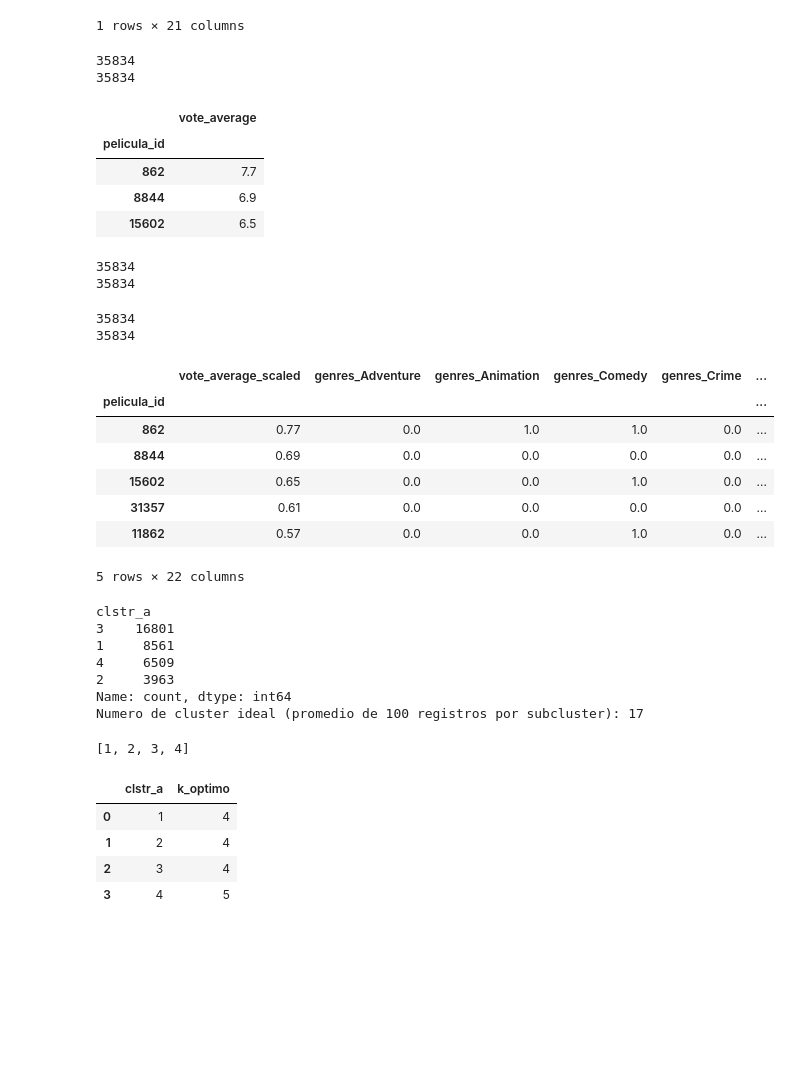
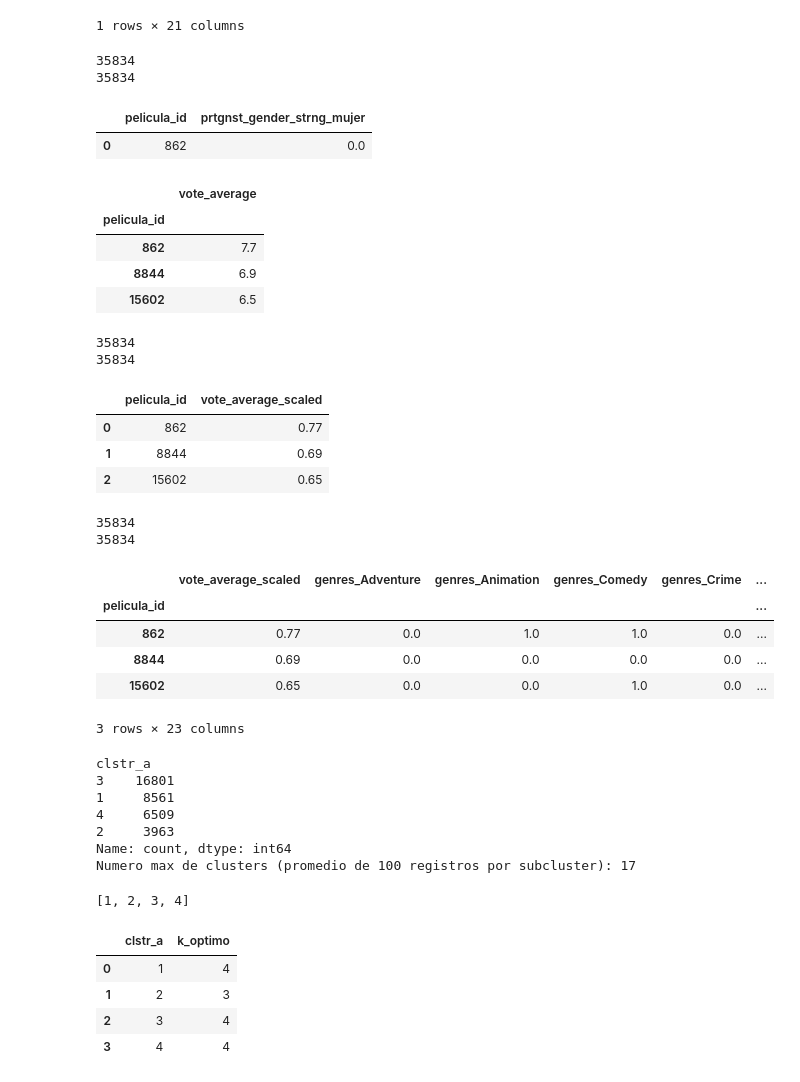
Before and after one commit to mmvvff/henry_pi_mlops, a Jupyter notebook: data_prcssng/06_ml_recomendaciones_v3.ipynb, the cells around one changed output. Saved outputs shown, nothing was run; the diff lists cells and outputs as text; code cells hidden in the pictures; blank space fills up the shorter version.

```diff
--- a/data_prcssng/06_ml_recomendaciones_v3.ipynb
+++ b/data_prcssng/06_ml_recomendaciones_v3.ipynb
@@ -117,17 +157,22 @@ data_mvp_ml_clstr_a_scaled.head()
 | 31357 | 0.007049 | 0.810606 |
 | 11862 | 0.015320 | 0.810606 |
 # %%
+# Identificamos el numero optimo de clusters.
+# Tomamos como limite maximo el numero que generaria clusters con un promedio de 1000 registros c/u
+k_clstr_a_max=int(data_mvp_ml_clstr_a_scaled.shape[0]/1000) # 35
+
+# iniciamos el loop
 # SSE corresponde a Suma de distancias al cuadrado; es el equivalente al "residual" en regresion lineal.
 # Interpretacion de SEE: entre mas bajo, cada registro esta mas cerca al centro del cluster mas cercano
 sse = []
 random_state=42
 #KMeans(n_clusters=2, random_state=42)
-for k in range(1, 36): # escogemos 36 para generar clusters con un promedio de 1000 registros c/u.
+for k in range(1, k_clstr_a_max): # escogemos 36 para generar clusters con un promedio de 1000 registros c/u.
     kmeans = KMeans(n_clusters=k, random_state=random_state)
     kmeans.fit(data_mvp_ml_clstr_a_scaled)
     sse.append(kmeans.inertia_) # este es nuestro SSE
 
 # identificamos el numero optimo de clusters
-kl_eval = KneeLocator(range(1, 36), sse, curve="convex", direction="decreasing")
+kl_eval = KneeLocator(range(1, k_clstr_a_max), sse, curve="convex", direction="decreasing")
 # %%
 plt.figure(figsize=(8, 4))
@@ -185,6 +242,7 @@ data_mvp_ml_dummies_genres.loc[data_mvp_ml_dummies_genres['pelicula_id']==862]
 | 678 | 862 | 0.0 | 1.0 | 1.0 | 0.0 | 0.0 | ... |
 1 rows × 21 columns
 # %%
+# generamos dummies para la variable categorica: genero de protagonista
 data_mvp_ml_dummies_prtgnst = pd.get_dummies(
     data=data_mvp_ml[['pelicula_id','prtgnst_gender_strng']].drop_duplicates().set_index('pelicula_id'),
     columns=['prtgnst_gender_strng'], # genera dummies para cada grupo de valor por columna:
@@ -193,7 +251,10 @@ data_mvp_ml_dummies_prtgnst = pd.get_dummies(
     ).reset_index()
 print(data_mvp_ml_dummies_prtgnst['pelicula_id'].nunique())
 print(data_mvp_ml_dummies_prtgnst.shape[0])
+data_mvp_ml_dummies_prtgnst.loc[data_mvp_ml_dummies_prtgnst['pelicula_id']==862]
 # %% [output]
 35834
 35834
+|  | pelicula_id | prtgnst_gender_strng_mujer |
+| 0 | 862 | 0.0 |
 # %%
@@ -207,47 +269,51 @@ data_mvp_ml_clstr_b_vote.head(3)
 | 8844 | 6.9 |
 | 15602 | 6.5 |
 # %%
+# escalamos la variable de interes
 scaler.fit(data_mvp_ml_clstr_b_vote_array)
 data_mvp_ml_clstr_b_vote_scaled=pd.DataFrame(
     scaler.transform(data_mvp_ml_clstr_b_vote_array),
     index=data_mvp_ml_clstr_b_vote.index).rename(columns={0: 'vote_average_scaled'}).reset_index()
 print(data_mvp_ml_clstr_b_vote_scaled['pelicula_id'].nunique())
 print(data_mvp_ml_clstr_b_vote_scaled.shape[0])
+data_mvp_ml_clstr_b_vote_scaled.head(3)
 # %% [output]
 35834
 35834
+|  | pelicula_id | vote_average_scaled |
+| 0 | 862 | 0.77 |
+| 1 | 8844 | 0.69 |
+| 2 | 15602 | 0.65 |
 # %%
-#data_mvp_ml_clstr_b=pd.merge(pd.merge(pd.merge(
-data_mvp_ml_clstr_b=pd.merge(pd.merge(
+data_mvp_ml_clstr_b=pd.merge(pd.merge(pd.merge(
     data_mvp_ml_clstr_b_vote_scaled,
     data_mvp_ml_dummies_genres,
     on='pelicula_id',
     how='left'),
-    #data_mvp_ml_dummies_prtgnst,
-    #on='pelicula_id'),
-    data_mvp_ml_clstr_a_scaled[['pelicula_id','clstr_a']].drop_duplicates(),
+    data_mvp_ml_dummies_prtgnst,
+    on='pelicula_id'),
+    data_mvp_ml_clstr_a_scaled[['pelicula_id','clstr_a']].drop_duplicates(), # anexamos la membresia al cluster A
     on='pelicula_id',
     how='left')#.set_index('pelicula_id')
-#data_mvp_ml_clstr_b.info()
+
+# resultado
 print(data_mvp_ml_clstr_b['pelicula_id'].nunique())
 print(data_mvp_ml_clstr_b.shape[0])
 data_mvp_ml_clstr_b=data_mvp_ml_clstr_b.set_index('pelicula_id')
-data_mvp_ml_clstr_b.head()
+data_mvp_ml_clstr_b.head(3)
 # %% [output]
 35834
 35834
 |  | vote_average_scaled | genres_Adventure | genres_Animation | genres_Comedy | genres_Crime | ... |
 | pelicula_id |  |  |  |  |  | ... |
 | 862 | 0.77 | 0.0 | 1.0 | 1.0 | 0.0 | ... |
 | 8844 | 0.69 | 0.0 | 0.0 | 0.0 | 0.0 | ... |
 | 15602 | 0.65 | 0.0 | 0.0 | 1.0 | 0.0 | ... |
-| 31357 | 0.61 | 0.0 | 0.0 | 0.0 | 0.0 | ... |
-| 11862 | 0.57 | 0.0 | 0.0 | 1.0 | 0.0 | ... |
-5 rows × 22 columns
+3 rows × 23 columns
 # %%
-k_ideal=round(max(data_mvp_ml_clstr_b['clstr_a'].value_counts())/1000)
+k_clstr_b_max=round(max(data_mvp_ml_clstr_b['clstr_a'].value_counts())/1000)
 print(data_mvp_ml_clstr_b['clstr_a'].value_counts())
-print("Numero de cluster ideal (promedio de 100 registros por subcluster):",k_ideal)
+print("Numero max de clusters (promedio de 100 registros por subcluster):",k_clstr_b_max)
 # %% [output]
 clstr_a
 3    16801
@@ -255,7 +321,7 @@ clstr_a
 4     6509
 2     3963
 Name: count, dtype: int64
-Numero de cluster ideal (promedio de 100 registros por subcluster): 17
+Numero max de clusters (promedio de 100 registros por subcluster): 17
 # %%
 # creamos un lista con los clusters unicos de la primera fase de clusterizacion
 list_clstr_a=list(np.sort(data_mvp_ml_clstr_b['clstr_a'].unique()))
@@ -263,7 +329,8 @@ print(list_clstr_a)
 # %% [output]
 [1, 2, 3, 4]
 # %%
-# en esta etapa, evaluamos el numero optima de clusters
+# en esta etapa, evaluamos el numero optimo
+# de subclusters (nivel 2) para cada cluster (nivel 1)
 
 # creamos un diccionario para ir colectando el numero optimo de subclusters para cada cluster
 clstr_b_k_dict = {'clstr_a':[],'k_optimo':[]}
@@ -275,13 +342,13 @@ for i in list_clstr_a:
     data_mvp_ml_clstr_b_loop=data_mvp_ml_clstr_b.loc[data_mvp_ml_clstr_b['clstr_a']==i]
 
     sse = []
-    for k in range(1, k_ideal):
+    for k in range(1, k_clstr_b_max):
         kmeans = KMeans(n_clusters=k, random_state=random_state)
         kmeans.fit(data_mvp_ml_clstr_b_loop)
         sse.append(kmeans.inertia_)
 
-    # identificamos el numero optimo de clusters
-    kl = KneeLocator(range(1, k_ideal), sse, curve="convex", direction="decreasing")
+    # identificamos el numero optimo de subclusters (nivel 2)
+    kl = KneeLocator(range(1, k_clstr_b_max), sse, curve="convex", direction="decreasing")
     k_optimo_clstr_b=kl.elbow
     clstr_b_k_dict['clstr_a'].append(i)
     clstr_b_k_dict['k_optimo'].append(k_optimo_clstr_b)
@@ -292,7 +359,7 @@ input_k_clstr_b
 # %% [output]
 |  | clstr_a | k_optimo |
 | 0 | 1 | 4 |
-| 1 | 2 | 4 |
+| 1 | 2 | 3 |
 | 2 | 3 | 4 |
-| 3 | 4 | 5 |
+| 3 | 4 | 4 |
 # %%
```
Also changed, not shown: parts of 24 cells of this notebook, 21 other files.
